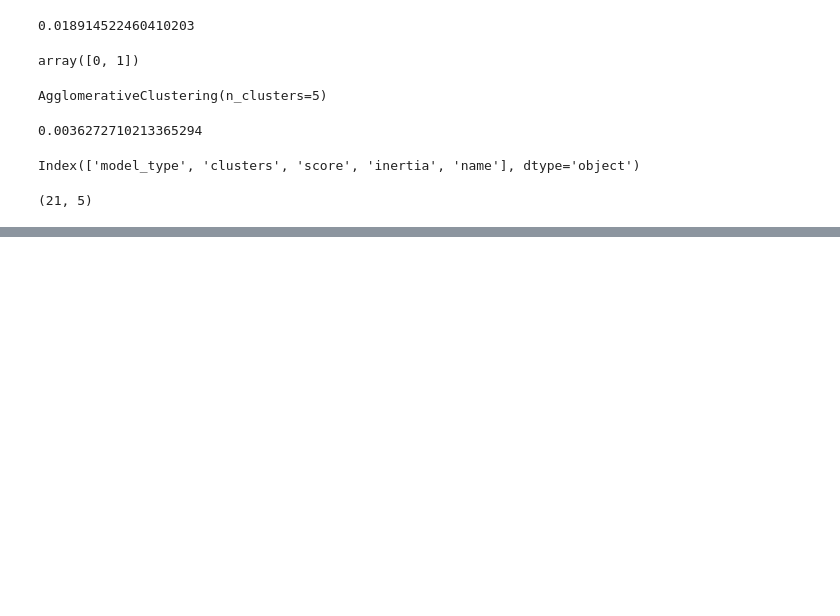
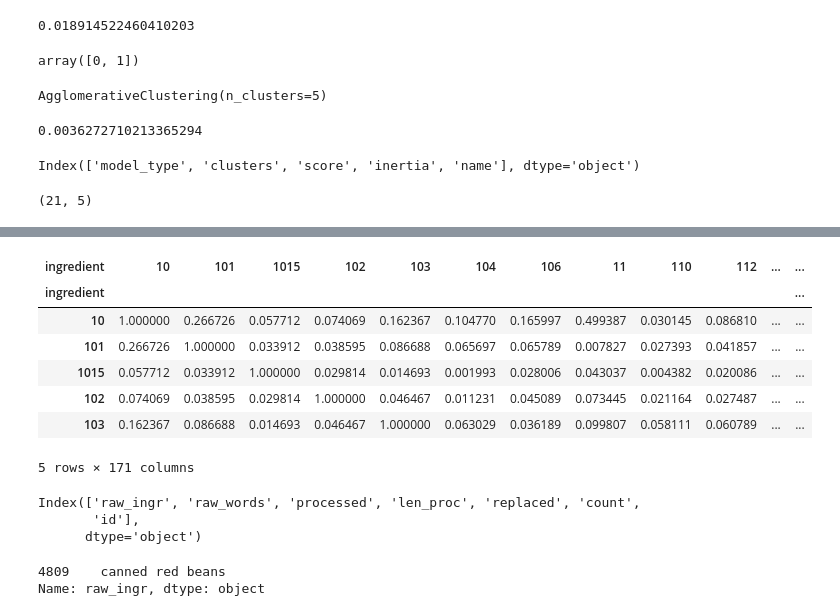
Before and after one commit to heath3conk/make-this, a Jupyter notebook: notebooks/cluster_model_trials.ipynb, the cells around one changed output, grey strips where cells are left out. Cells and saved outputs as stored; diff of their text form; code cells hidden in the pictures; blank space fills up the shorter version.

```diff
--- a/notebooks/cluster_model_trials.ipynb
+++ b/notebooks/cluster_model_trials.ipynb
@@ -682,0 +794,23 @@ updated_data.to_parquet("data/generated_data/filtered_kmeans_model_trials.parque
+# %%
+rec_df = pd.DataFrame(recommender, columns=pivot.index, index=pivot.index)
+rec_df.head()
+# %% [output]
+| ingredient | 10 | 101 | 1015 | 102 | 103 | 104 | 106 | 11 | 110 | 112 | ... | ... |
+| ingredient |  |  |  |  |  |  |  |  |  |  |  | ... |
+| 10 | 1.000000 | 0.266726 | 0.057712 | 0.074069 | 0.162367 | 0.104770 | 0.165997 | 0.499387 | 0.030145 | 0.086810 | ... | ... |
+| 101 | 0.266726 | 1.000000 | 0.033912 | 0.038595 | 0.086688 | 0.065697 | 0.065789 | 0.007827 | 0.027393 | 0.041857 | ... | ... |
+| 1015 | 0.057712 | 0.033912 | 1.000000 | 0.029814 | 0.014693 | 0.001993 | 0.028006 | 0.043037 | 0.004382 | 0.020086 | ... | ... |
+| 102 | 0.074069 | 0.038595 | 0.029814 | 1.000000 | 0.046467 | 0.011231 | 0.045089 | 0.073445 | 0.021164 | 0.027487 | ... | ... |
+| 103 | 0.162367 | 0.086688 | 0.014693 | 0.046467 | 1.000000 | 0.063029 | 0.036189 | 0.099807 | 0.058111 | 0.060789 | ... | ... |
+5 rows × 171 columns
+# %%
+map_df.columns
+# %% [output]
+Index(['raw_ingr', 'raw_words', 'processed', 'len_proc', 'replaced', 'count',
+       'id'],
+      dtype='object')
+# %%
+map_df.loc[map_df["id"] == 1015, "raw_ingr"]
+# %% [output]
+4809    canned red beans
+Name: raw_ingr, dtype: object
```
Also changed, not shown: parts of 50 cells of this notebook, 9 other files.
